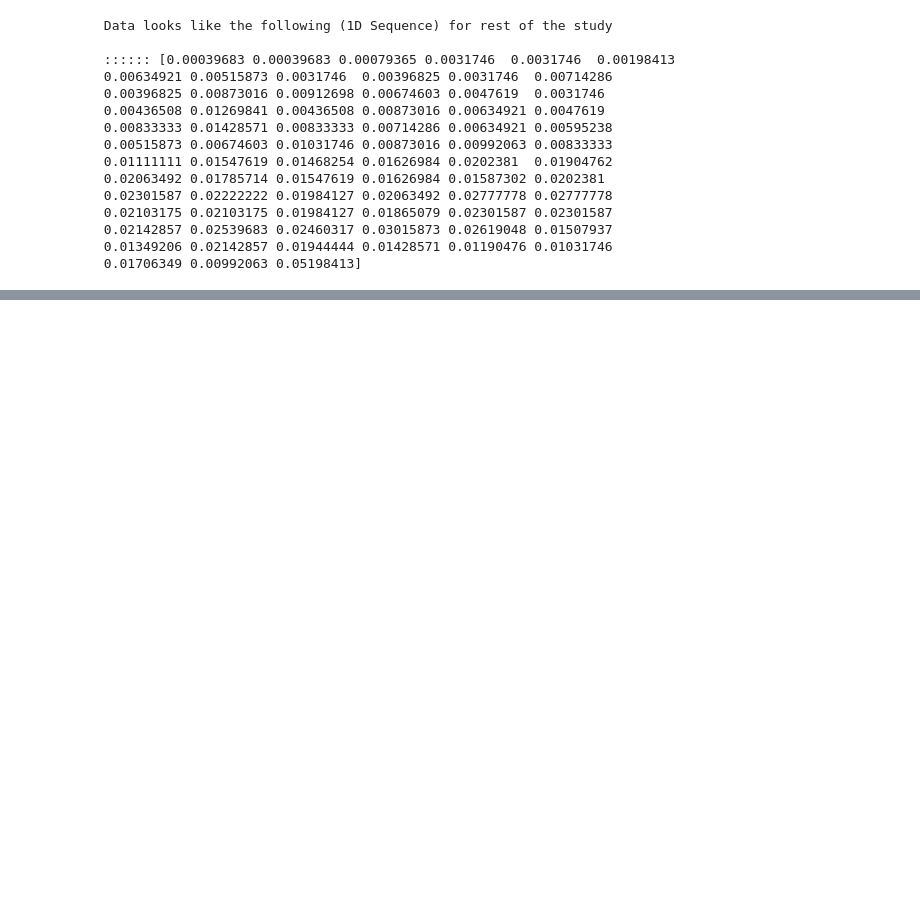
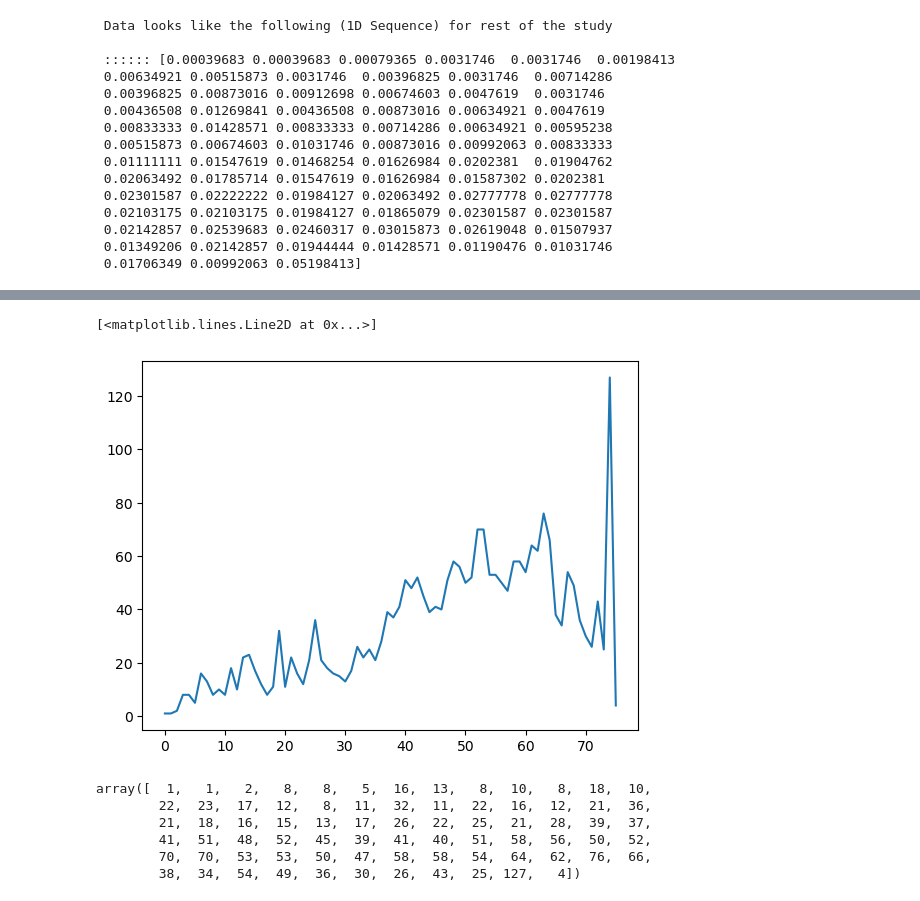
Before and after one commit to karthik18495/Problems-JLab, a Jupyter notebook: Problem-2/Problem2-writeup.ipynb, the cells around one changed output, grey strips where cells are left out. Drawn from its saved outputs; the diff is of its cells as text; code cells hidden in the pictures; blank space fills up the shorter version.

```diff
--- a/Problem-2/Problem2-writeup.ipynb
+++ b/Problem-2/Problem2-writeup.ipynb
@@ -139,0 +261,14 @@ The code is such that it can be with minimal changes be adapted to other GAN tec
+# %%
+plt.plot(true_data)
+# %% [output]
+[<matplotlib.lines.Line2D at 0x...>]
+[figure, added]
+# %%
+true_data
+# %% [output]
+array([  1,   1,   2,   8,   8,   5,  16,  13,   8,  10,   8,  18,  10,
+        22,  23,  17,  12,   8,  11,  32,  11,  22,  16,  12,  21,  36,
+        21,  18,  16,  15,  13,  17,  26,  22,  25,  21,  28,  39,  37,
+        41,  51,  48,  52,  45,  39,  41,  40,  51,  58,  56,  50,  52,
+        70,  70,  53,  53,  50,  47,  58,  58,  54,  64,  62,  76,  66,
+        38,  34,  54,  49,  36,  30,  26,  43,  25, 127,   4])
```
Also changed, not shown: parts of 15 cells of this notebook.
